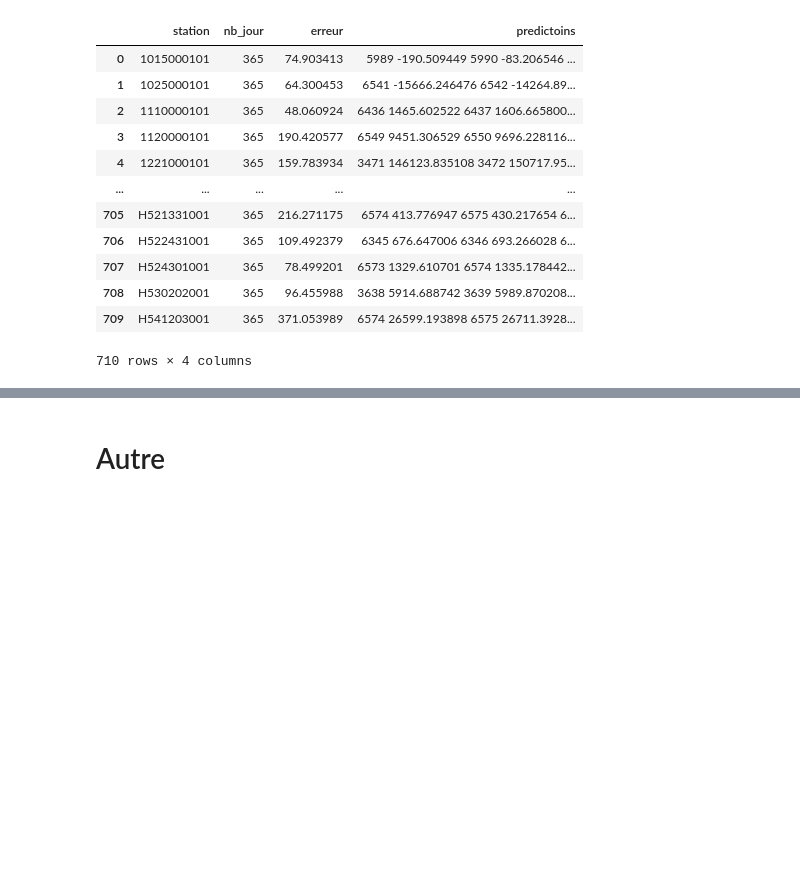
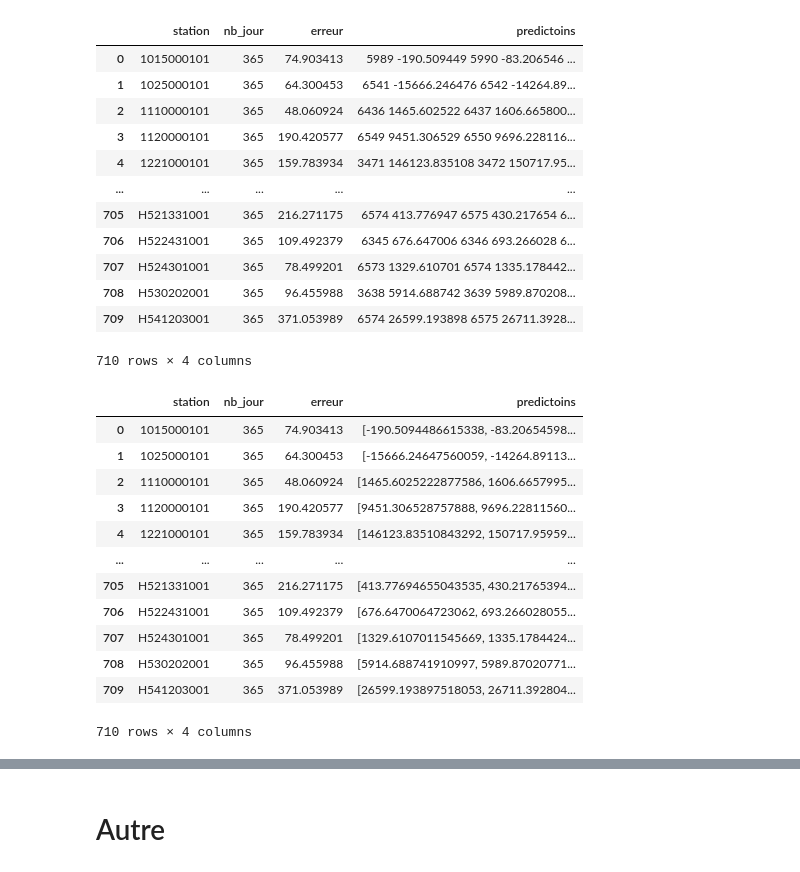
Before and after one commit to PI2-Equipe106/PI2_A5_Equipe_106, a Jupyter notebook: Série temporelles.ipynb, the cells around one changed output, grey strips where cells are left out. Saved outputs shown, nothing was run; the diff lists cells and outputs as text; code cells hidden in the pictures; blank space fills up the shorter version.

```diff
--- a/Série temporelles.ipynb
+++ b/Série temporelles.ipynb
@@ -356,0 +382,17 @@ a.to_csv('./Data/predictions_edmee.csv')
+# %%
+
+a
+# %% [output]
+|  | station | nb_jour | erreur | predictoins |
+| 0 | 1015000101 | 365 | 74.903413 | [-190.5094486615338, -83.20654598... |
+| 1 | 1025000101 | 365 | 64.300453 | [-15666.24647560059, -14264.89113... |
+| 2 | 1110000101 | 365 | 48.060924 | [1465.6025222877586, 1606.6657995... |
+| 3 | 1120000101 | 365 | 190.420577 | [9451.306528757888, 9696.22811560... |
+| 4 | 1221000101 | 365 | 159.783934 | [146123.83510843292, 150717.95959... |
+| ... | ... | ... | ... | ... |
+| 705 | H521331001 | 365 | 216.271175 | [413.77694655043535, 430.21765394... |
+| 706 | H522431001 | 365 | 109.492379 | [676.6470064723062, 693.266028055... |
+| 707 | H524301001 | 365 | 78.499201 | [1329.6107011545669, 1335.1784424... |
+| 708 | H530202001 | 365 | 96.455988 | [5914.688741910997, 5989.87020771... |
+| 709 | H541203001 | 365 | 371.053989 | [26599.193897518053, 26711.392804... |
+710 rows × 4 columns
```
Also changed, not shown: parts of 7 cells of this notebook, 1 other file.
